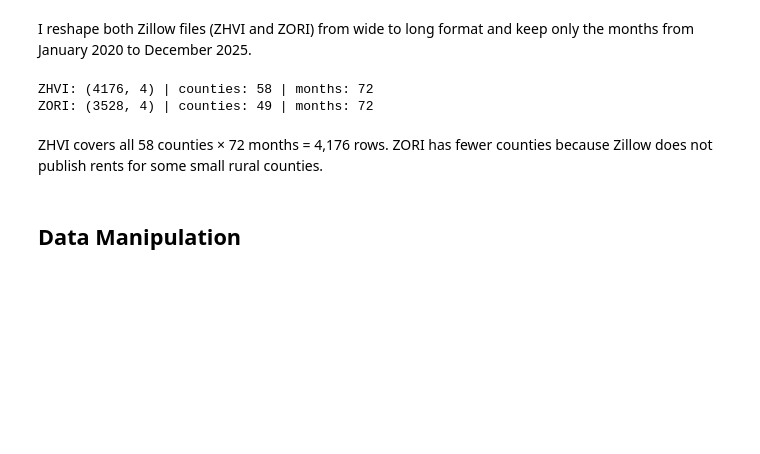
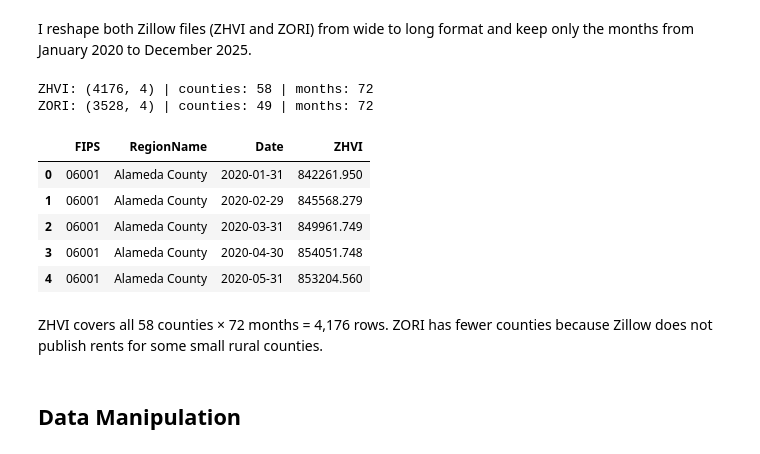
Before and after one commit to HowardChen0211/dataManPy, a Jupyter notebook: ProblemSet_5_pandas.ipynb, the cells around one changed output. Drawn from its saved outputs; the diff is of its cells as text; code cells hidden in the pictures; blank space fills up the shorter version.

```diff
--- a/ProblemSet_5_pandas.ipynb
+++ b/ProblemSet_5_pandas.ipynb
@@ -178,22 +178,30 @@ START, END = "2020-01", "2026-01"
 # county file to California and reshapes it from wide to long. I cut the columns down to the
 # ones I use and changed the date filter.
 def zillow_to_long(data, value_name, start=START, end=END):
+  '''Reshape Zillow housing data from wide format to long format.
 
-    cols = ["RegionID", "SizeRank", "RegionName", "RegionType", "StateName", "StateCodeFIPS", "MunicipalCodeFIPS"]
-    dates = [i for i in data.columns if i[0].isdigit() and start < i < end]
+  :param data: The input Zillow dataset in wide format.
+  :param value_name: Name of the column containing the values after reshaping.
+  :param start: The starting date for filtering the data.
+  :param end: The ending date for filtering the data.
+  :return: A reshaped DataFrame in long format, with date and value columns.e
+  '''
 
-    ca = data.loc[data["StateName"] == "CA", cols + dates].copy()
-    # FIPS codes is 00+000
-    ca["FIPS"] = (ca["StateCodeFIPS"].astype(str).str.zfill(2) + ca["MunicipalCodeFIPS"].astype(str).str.zfill(3))
+  cols = ["RegionID", "SizeRank", "RegionName", "RegionType", "StateName", "StateCodeFIPS", "MunicipalCodeFIPS"]
+  dates = [i for i in data.columns if i[0].isdigit() and start < i < end]
 
-    ca["RegionName"] = ca["RegionName"].str.strip()
+  ca = data.loc[data["StateName"] == "CA", cols + dates].copy()
+  # FIPS codes is 00+000
+  ca["FIPS"] = (ca["StateCodeFIPS"].astype(str).str.zfill(2) + ca["MunicipalCodeFIPS"].astype(str).str.zfill(3))
 
-    # wide to long https://pandas.pydata.org/docs/reference/api/pandas.melt.html
-    df = ca.melt(id_vars=["FIPS", "RegionName"], value_vars=dates, var_name="Date", value_name=value_name)
+  ca["RegionName"] = ca["RegionName"].str.strip()
 
-    df["Date"] = pd.to_datetime(df["Date"], errors="coerce")
+  # wide to long https://pandas.pydata.org/docs/reference/api/pandas.melt.html
+  df = ca.melt(id_vars=["FIPS", "RegionName"], value_vars=dates, var_name="Date", value_name=value_name)
 
-    return df.sort_values(["FIPS", "Date"]).reset_index(drop=True)
+  df["Date"] = pd.to_datetime(df["Date"], errors="coerce")
+
+  return df.sort_values(["FIPS", "Date"]).reset_index(drop=True)
 
 # Call the function
 house = zillow_to_long(zhvi, "ZHVI")
@@ -205,6 +213,15 @@ print("ZORI:", rent.shape, "| counties:", rent["FIPS"].nunique(), "| months:", r
 # %% [output]
 ZHVI: (4176, 4) | counties: 58 | months: 72
 ZORI: (3528, 4) | counties: 49 | months: 72
+# %%
+house.head()
+# %% [output]
+|  | FIPS | RegionName | Date | ZHVI |
+| 0 | 06001 | Alameda County | 2020-01-31 | 842261.950 |
+| 1 | 06001 | Alameda County | 2020-02-29 | 845568.279 |
+| 2 | 06001 | Alameda County | 2020-03-31 | 849961.749 |
+| 3 | 06001 | Alameda County | 2020-04-30 | 854051.748 |
+| 4 | 06001 | Alameda County | 2020-05-31 | 853204.560 |
 # %% [markdown]
 ZHVI covers all 58 counties × 72 months = 4,176 rows. ZORI has fewer counties because Zillow does not publish rents for some small rural counties.
 # %% [markdown]
```
Also changed, not shown: parts of 32 cells of this notebook.
